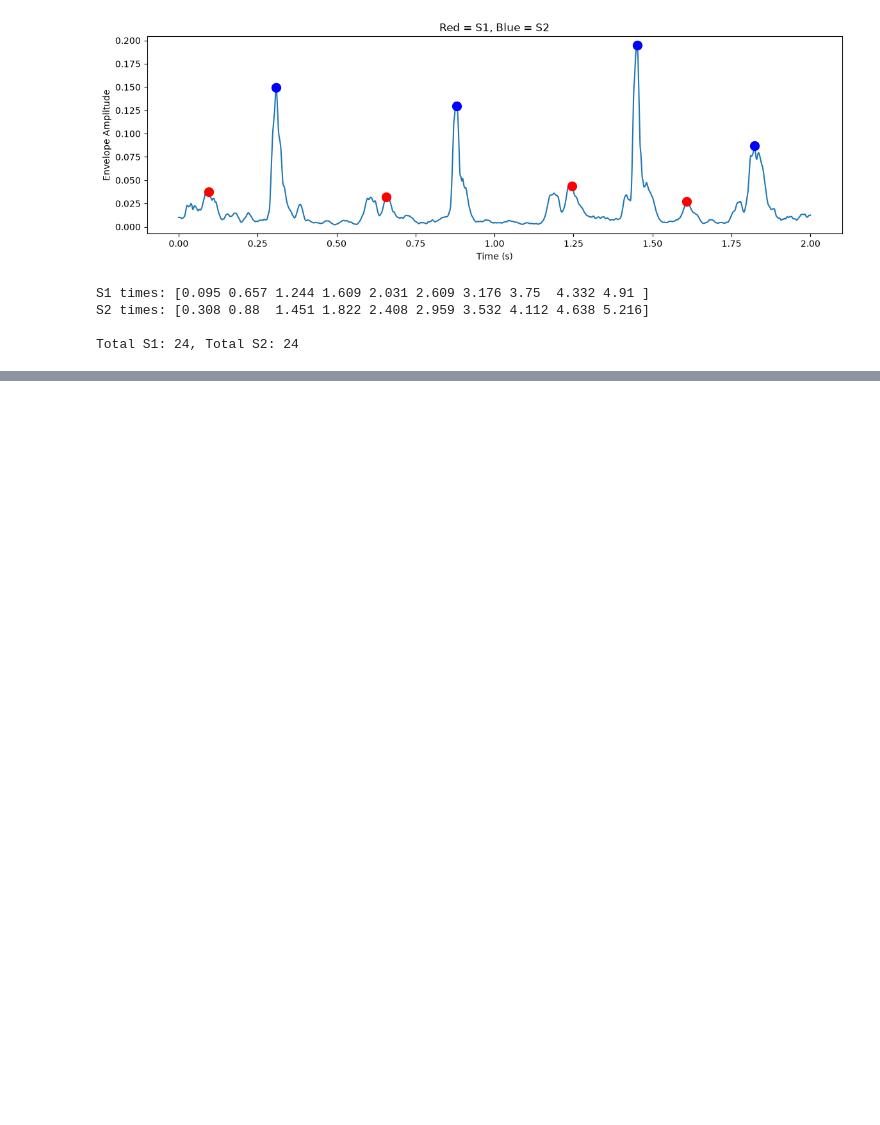
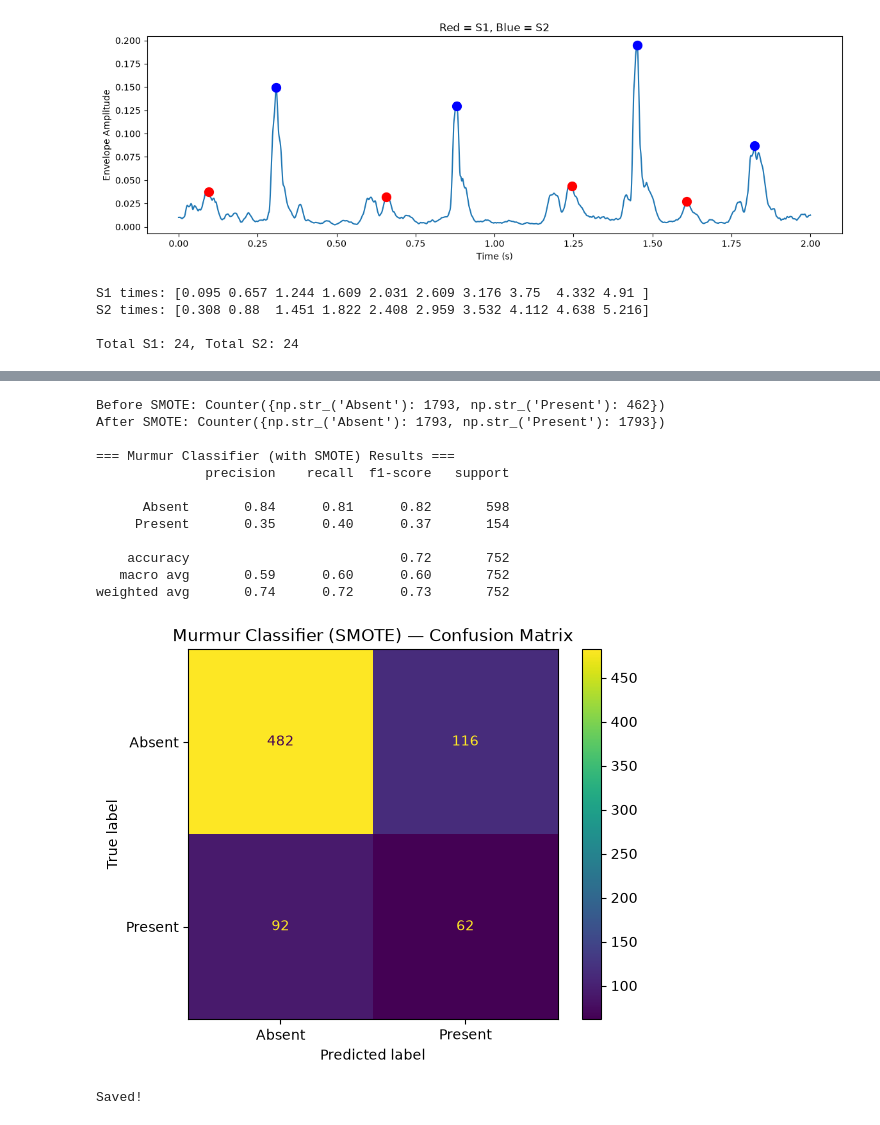
Before and after one commit to Maryam19122005/Cardio_Core, a Jupyter notebook: ai/notebooks/explore.ipynb, the cells around one changed output, grey strips where cells are left out. Cells and saved outputs as stored; diff of their text form; code cells hidden in the pictures; blank space fills up the shorter version.

```diff
--- a/ai/notebooks/explore.ipynb
+++ b/ai/notebooks/explore.ipynb
@@ -825,0 +1016,53 @@ Total S1: 24, Total S2: 24
+# %%
+from imblearn.over_sampling import SMOTE
+from sklearn.model_selection import train_test_split
+from sklearn.ensemble import RandomForestClassifier
+from sklearn.metrics import classification_report, ConfusionMatrixDisplay
+import matplotlib.pyplot as plt
+
+# Pehle jaisa hi train/test split (SMOTE sirf training data pe lagana hai, test pe nahi!)
+X_train, X_test, y_train, y_test = train_test_split(
+    X_murmur, y_murmur, test_size=0.25, random_state=42, stratify=y_murmur
+)
+
+print("Before SMOTE:", Counter(y_train))
+
+# SMOTE sirf training set pe apply karo
+smote = SMOTE(random_state=42)
+X_train_smote, y_train_smote = smote.fit_resample(X_train, y_train)
+
+print("After SMOTE:", Counter(y_train_smote))
+
+# Naya model train karo balanced data pe
+murmur_model_smote = RandomForestClassifier(n_estimators=100, random_state=42, class_weight='balanced')
+murmur_model_smote.fit(X_train_smote, y_train_smote)
+
+y_pred_smote = murmur_model_smote.predict(X_test)
+
+print("\n=== Murmur Classifier (with SMOTE) Results ===")
+print(classification_report(y_test, y_pred_smote))
+
+ConfusionMatrixDisplay.from_predictions(y_test, y_pred_smote)
+plt.title("Murmur Classifier (SMOTE) — Confusion Matrix")
+plt.savefig('murmur_confusion_matrix_smote.png', dpi=150, bbox_inches='tight')
+plt.show()
+# %% [output]
+Before SMOTE: Counter({np.str_('Absent'): 1793, np.str_('Present'): 462})
+After SMOTE: Counter({np.str_('Absent'): 1793, np.str_('Present'): 1793})
+
+=== Murmur Classifier (with SMOTE) Results ===
+              precision    recall  f1-score   support
+
+      Absent       0.84      0.81      0.82       598
+     Present       0.35      0.40      0.37       154
+
+    accuracy                           0.72       752
+   macro avg       0.59      0.60      0.60       752
+weighted avg       0.74      0.72      0.73       752
+[figure, added]
+# %%
+import joblib
+joblib.dump(murmur_model_smote, 'murmur_model.pkl')
+print("Saved!")
+# %% [output]
+Saved!
```
Also changed, not shown: parts of 7 cells of this notebook, 3 other files.
